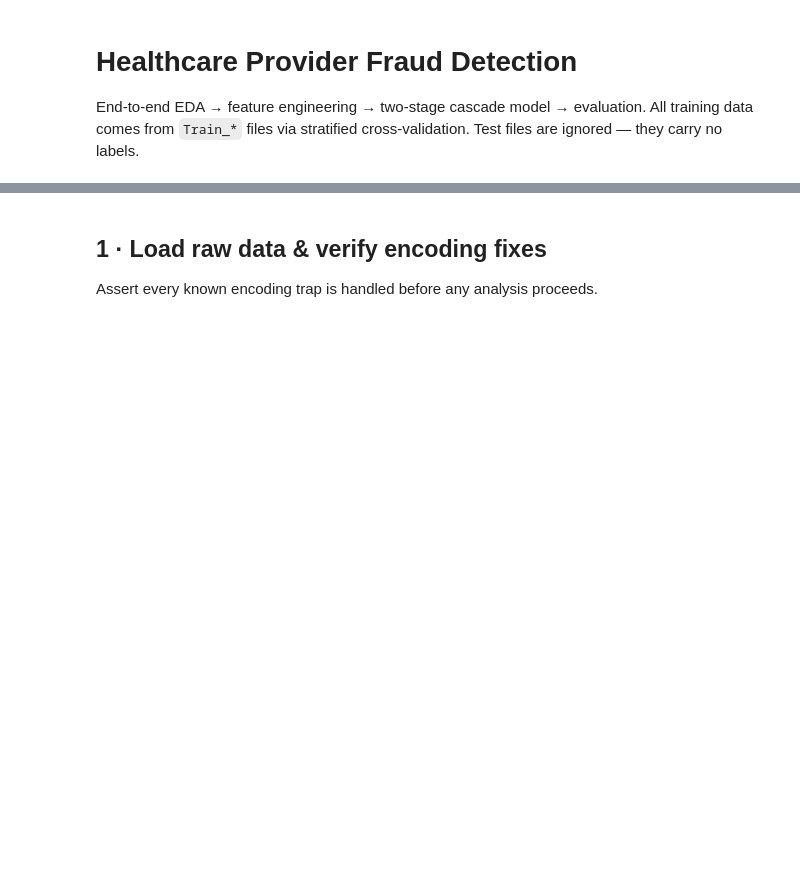
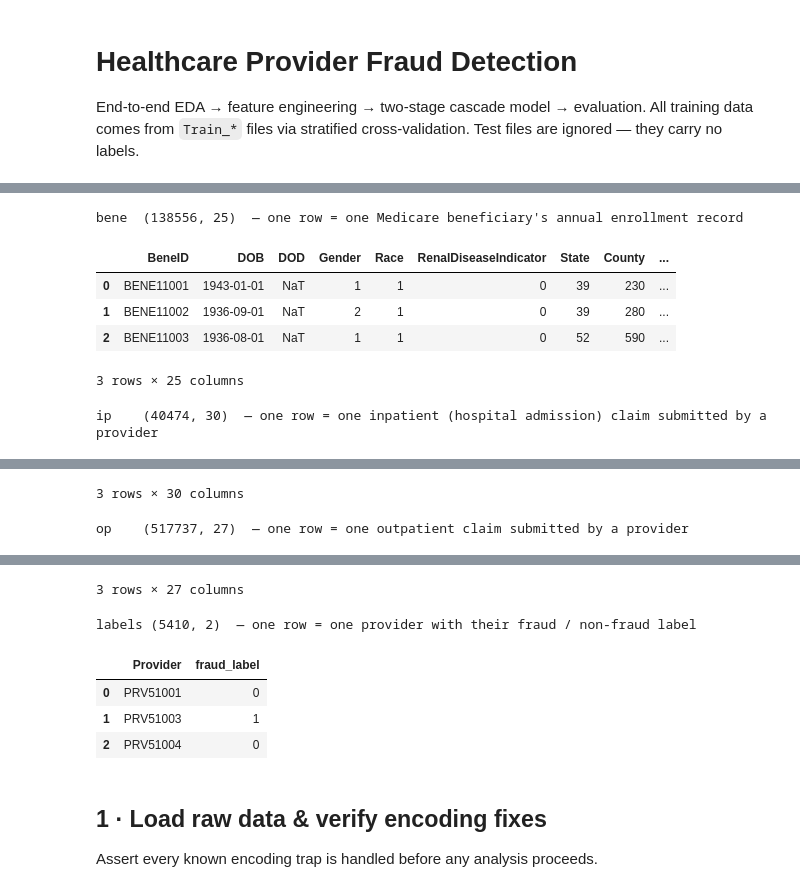
Before and after one commit to kishor-santhoshkumar/Claims-Fraud-Risk-Detector, a Jupyter notebook: notebooks/01_fraud_analysis.ipynb, the cells around one changed output, grey strips where cells are left out. Saved outputs shown, nothing was run; the diff lists cells and outputs as text; code cells hidden in the pictures; blank space fills up the shorter version.

```diff
--- a/notebooks/01_fraud_analysis.ipynb
+++ b/notebooks/01_fraud_analysis.ipynb
@@ -30,0 +34,23 @@ RNG = 42
+# %%
+# One-time orientation: show shape and three sample rows for each table.
+# Use display() so DataFrames render as HTML tables in Jupyter.
+
+print(f'bene  {bene.shape}  — one row = one Medicare beneficiary\'s annual enrollment record')
+display(bene.head(3))
+
+print(f'ip    {ip.shape}  — one row = one inpatient (hospital admission) claim submitted by a provider')
+display(ip.head(3))
+
+print(f'op    {op.shape}  — one row = one outpatient claim submitted by a provider')
+display(op.head(3))
+
+print(f'labels {labels.shape}  — one row = one provider with their fraud / non-fraud label')
+display(labels.head(3))
+# %% [output]
+bene  (138556, 25)  — one row = one Medicare beneficiary's annual enrollment record
+|  | BeneID | DOB | DOD | Gender | Race | RenalDiseaseIndicator | State | County | ... |
+| 0 | BENE11001 | 1943-01-01 | NaT | 1 | 1 | 0 | 39 | 230 | ... |
+| 1 | BENE11002 | 1936-09-01 | NaT | 2 | 1 | 0 | 39 | 280 | ... |
+| 2 | BENE11003 | 1936-08-01 | NaT | 1 | 1 | 0 | 52 | 590 | ... |
+3 rows × 25 columns
+ip    (40474, 30)  — one row = one inpatient (hospital admission) claim submitted by a provider
@@ -30,0 +61,2 @@ RNG = 42
+3 rows × 30 columns
+op    (517737, 27)  — one row = one outpatient claim submitted by a provider
@@ -31,3 +67,9 @@ RNG = 42
+3 rows × 27 columns
+labels (5410, 2)  — one row = one provider with their fraud / non-fraud label
+|  | Provider | fraud_label |
+| 0 | PRV51001 | 0 |
+| 1 | PRV51003 | 1 |
+| 2 | PRV51004 | 0 |
 # %% [markdown]
 ## 1 · Load raw data & verify encoding fixes
 Assert every known encoding trap is handled before any analysis proceeds.
```
Also changed, not shown: parts of 16 cells of this notebook, 3 other files.
